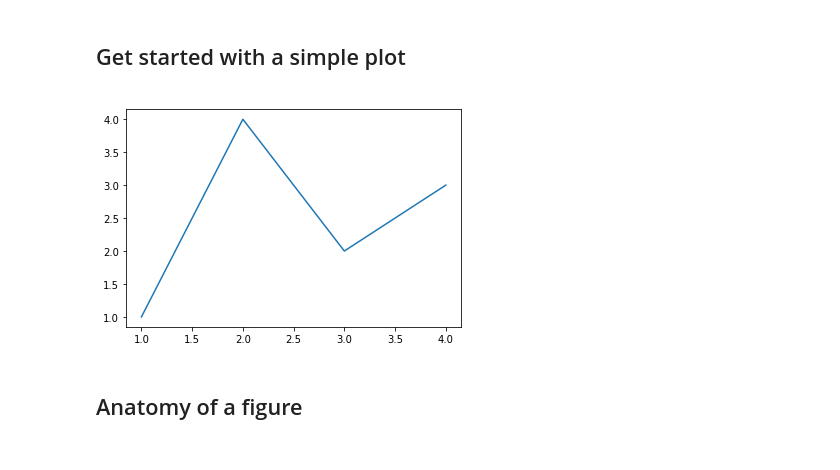
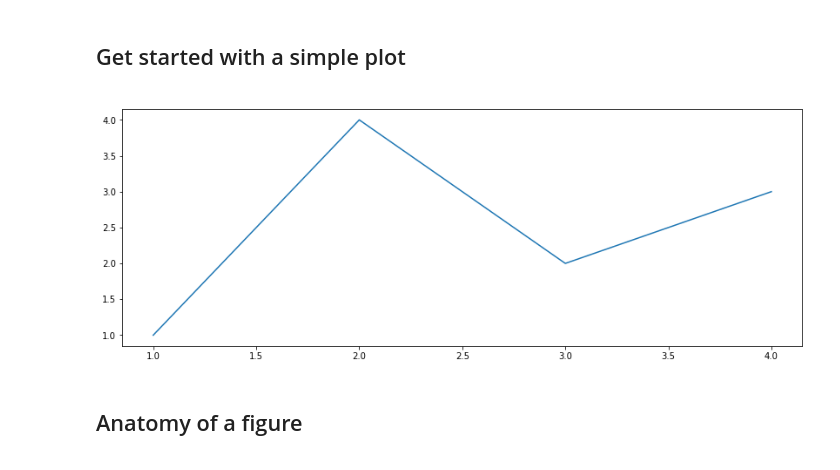
Before and after one commit to sophiamyang/intro-python-viz, a Jupyter notebook: 01-read-a-plot.ipynb, the cells around one changed output. Saved outputs shown, nothing was run; the diff lists cells and outputs as text; code cells hidden in the pictures.

Commit message:
added figsize

```diff
--- a/01-read-a-plot.ipynb
+++ b/01-read-a-plot.ipynb
@@ -16,10 +16,10 @@ Table of Content:
 # %%
 import matplotlib.pyplot as plt
 # %%
-fig, ax = plt.subplots()  # Create a figure containing a single axes.
+fig, ax = plt.subplots(figsize=(14,5))  # Create a figure containing a single axes.
 ax.plot([1, 2, 3, 4], [1, 4, 2, 3]);  # Plot some data on the axes.
 # %% [output]
-[figure, old version]
+[figure, new version]
 # %% [markdown]
 <div>
 <h2 class="breadcrumb">Anatomy of a figure</h2>
```
Also changed, not shown: parts of 12 cells of this notebook.
